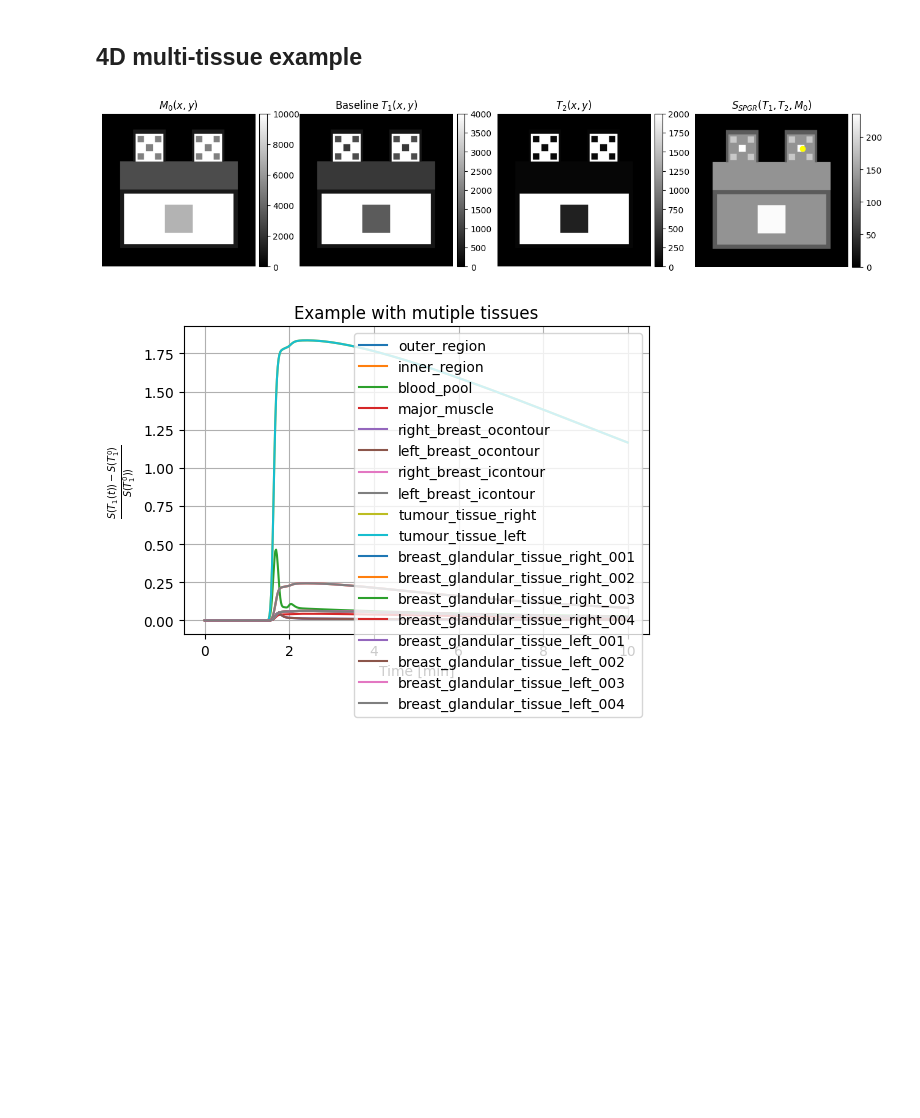
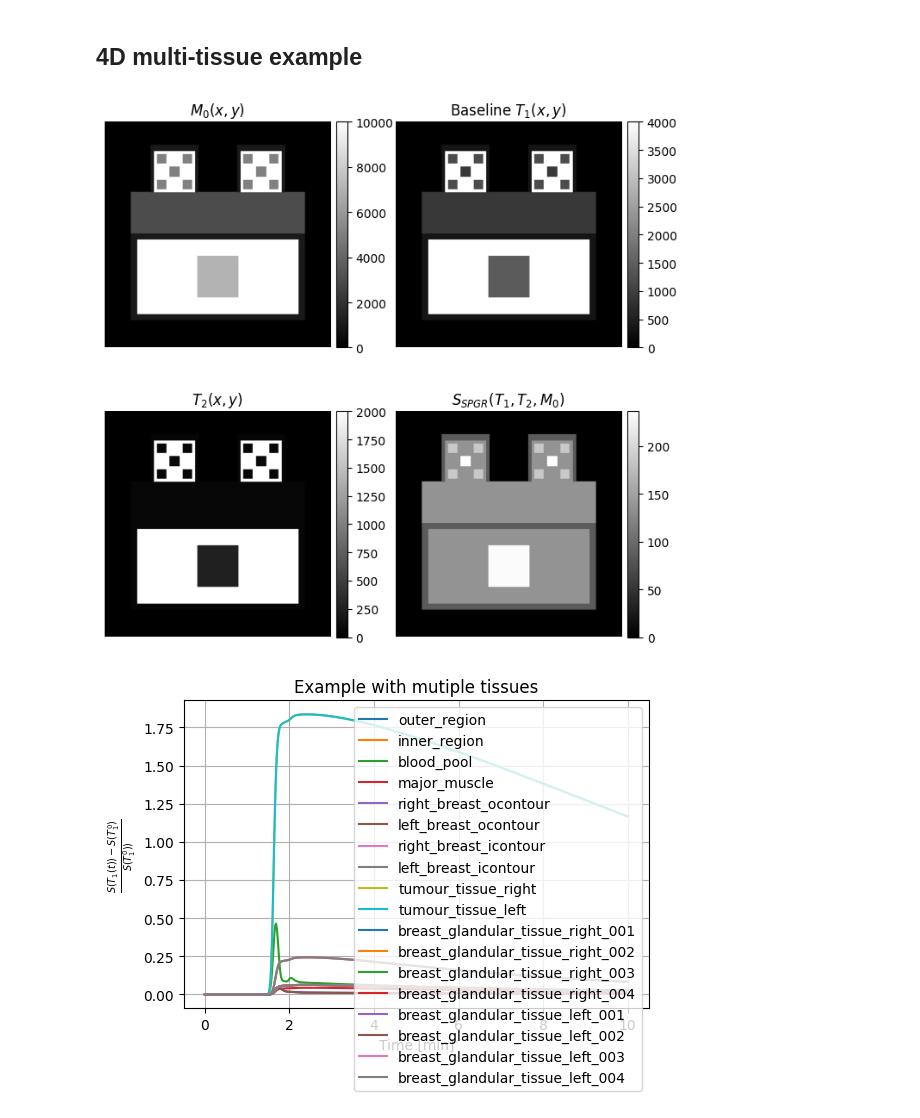
Before and after one commit to iSANDEx/dce-dro-python, a Jupyter notebook: MRI_signal_models.ipynb, the cells around one changed output. Saved outputs shown, nothing was run; the diff lists cells and outputs as text; code cells hidden in the pictures; blank space fills up the shorter version.

```diff
--- a/MRI_signal_models.ipynb
+++ b/MRI_signal_models.ipynb
@@ -1362,54 +1362,49 @@ regions = {'outer_region': {'ab': (42.02, (image_dim[1]*image_res[1]) - 180.6),
                             'label': 'breast_glandular',
                             },
            'breast_glandular_tissue_left_004': {'ab': (261.27, (image_dim[1]*image_res[1]) - 264.6),
                             'cd': (275.27, (image_dim[1]*image_res[1]) - 250.6),
                             'label': 'breast_glandular',
                             },
 }
 
 nlabel = len(regions)
 for regionID, regionData in regions.items():
     # convert the points from mm to pixels:
     ab = [int(XYmm/XYres) for XYmm, XYres in zip(regionData['ab'], image_res[:-1])]
     cd = [int(XYmm/XYres) for XYmm, XYres in zip(regionData['cd'], image_res[:-1])]
     cv2.rectangle(T1map,ab,cd,((tissue_pars[regionData['label']]['T1'])),-1)
     cv2.rectangle(T2map,ab,cd,((tissue_pars[regionData['label']]['T2'])),-1)
     cv2.rectangle(M0map,ab,cd,((tissue_pars[regionData['label']]['M0'])),-1)
 
-fig, ax = plt.subplots(ncols=4, nrows=1, figsize=(16.0, 4.0))
+S_SPGR = spgr_signal(M0map, T1map, image_pars['TR'], image_pars['FA'], image_pars['TE'], T2map)
+
+fig, ax = plt.subplots(ncols=2, nrows=2, figsize=(8.0, 8.0))
+axr = ax.ravel()
 aspect = 20
 pad_fraction = 0.5
 
-axr = ax.ravel()
-im = axr[0].imshow(M0map, cmap='gray')
+im = [axr[0].imshow(M0map, cmap='gray')]
+im.append(axr[1].imshow(T1map, cmap='gray'))
+im.append(axr[2].imshow(T2map, cmap='gray'))
+im.append(axr[3].imshow(S_SPGR, cmap='gray'))
+
 axr[0].set_title(r'$M_0(x,y)$')
 axr[0].axis('off')
-cax = clrbar_adjust(axr[0], aspect, pad_fraction)
-plt.colorbar(im, cax=cax)
-
-im = axr[1].imshow(T1map, cmap='gray')
 axr[1].set_title(r'Baseline $T_1(x,y)$')
 axr[1].axis('off')
-cax = clrbar_adjust(axr[1], aspect, pad_fraction)
-plt.colorbar(im, cax=cax)
-
-im = axr[2].imshow(T2map, cmap='gray')
 axr[2].set_title(r'$T_2(x,y)$')
 axr[2].axis('off')
-cax = clrbar_adjust(axr[2], aspect, pad_fraction)
-plt.colorbar(im, cax=cax)
+axr[3].set_title(r'$S_{SPGR}(T_1, T_2, M_0)$')
+# axr[3].plot(370, 120, '.',markersize=12, color='yellow')
+axr[3].axis('off')
 
-S_SPGR = spgr_signal(M0map, T1map, image_pars['TR'], image_pars['FA'], image_pars['TE'], T2map)
-im = axr[3].imshow(S_SPGR, cmap='gray')
-axr[3].set_title(r'$S_{SPGR}(T_1, T_2, M_0)$')
-axr[3].plot(370, 120, '.',markersize=12, color='yellow')
-axr[3].axis('off')
-cax = clrbar_adjust(axr[3], aspect, pad_fraction)
-plt.colorbar(im, cax=cax)
+for ind_plot in range(len(axr)):
+    cax = clrbar_adjust(axr[ind_plot], aspect, pad_fraction)
+    plt.colorbar(im[ind_plot], cax=cax)
 
 plt.show()
 # %% [output]
-[figure, old version]
+[figure, new version]
 # %%
 fig, ax = plt.subplots(ncols=1, nrows=1, figsize=(6.0, 4.0), sharex=True, sharey=True)
 
```
Also changed, not shown: parts of 2 cells of this notebook, 4 other files.
